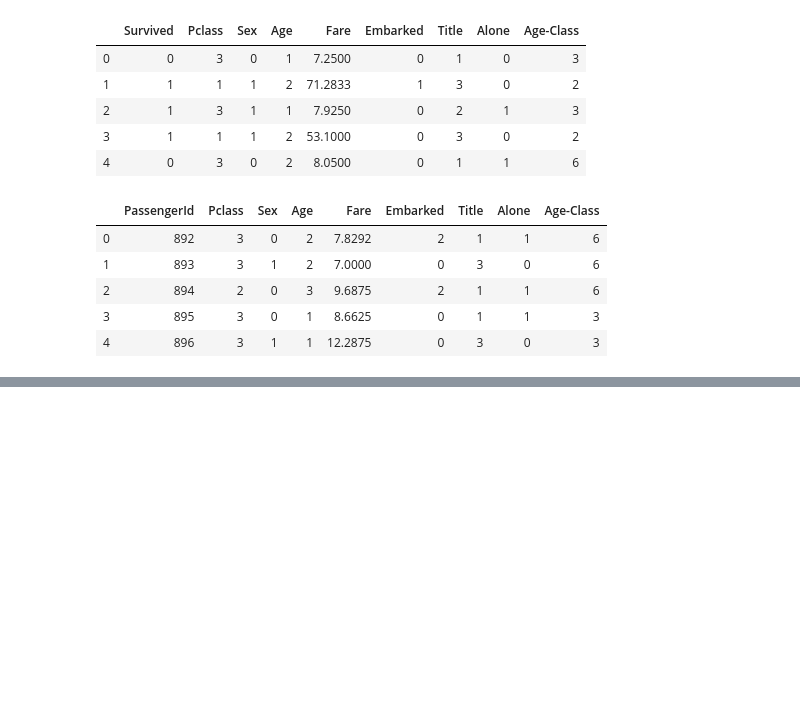
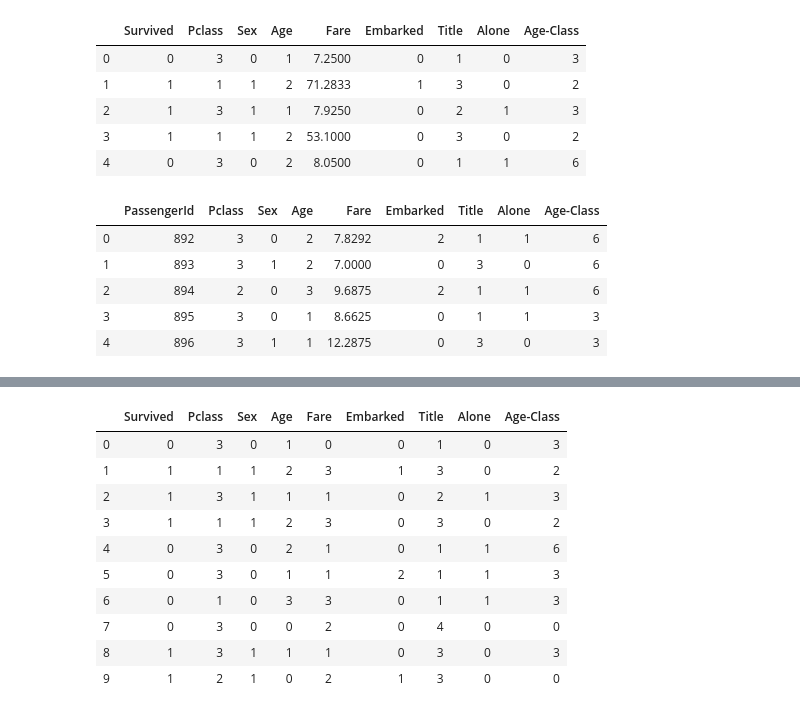
Before and after one commit to CoachCooz/Titanic-Machine-Learning, a Jupyter notebook: Machine Learning and the Titanic.ipynb, the cells around one changed output, grey strips where cells are left out. Cells and saved outputs as stored; diff of their text form; code cells hidden in the pictures; blank space fills up the shorter version.

```diff
--- a/Machine Learning and the Titanic.ipynb
+++ b/Machine Learning and the Titanic.ipynb
@@ -401,3 +401,7 @@ test.head()
 | 2 | 894 | 2 | 0 | 3 | 9.6875 | 2 | 1 | 1 | 6 |
 | 3 | 895 | 3 | 0 | 1 | 8.6625 | 0 | 1 | 1 | 3 |
 | 4 | 896 | 3 | 1 | 1 | 12.2875 | 0 | 3 | 0 | 3 |
+# %%
+train['FareGroups'] = pd.qcut(train['Fare'], 4)
+train[['FareGroups', 'Survived']].groupby(['FareGroups'], as_index=False).mean().sort_values(by='FareGroups',
+                                                                                             ascending=True)
@@ -403,0 +414,24 @@ test.head()
+# %%
+for df in complete:
+    df.loc[df['Fare'] <= 7.91, 'Fare'] = 0
+    df.loc[(df['Fare'] > 7.91) & (df['Fare'] <= 14.454), 'Fare'] = 1
+    df.loc[(df['Fare'] > 14.454) & (df['Fare'] <= 31), 'Fare']   = 2
+    df.loc[ df['Fare'] > 31, 'Fare'] = 3
+    df['Fare'] = df['Fare'].astype(int)
+
+train = train.drop(['FareGroups'], axis=1)
+complete = [train, test]
+
+train.head(10)
+# %% [output]
+|  | Survived | Pclass | Sex | Age | Fare | Embarked | Title | Alone | Age-Class |
+| 0 | 0 | 3 | 0 | 1 | 0 | 0 | 1 | 0 | 3 |
+| 1 | 1 | 1 | 1 | 2 | 3 | 1 | 3 | 0 | 2 |
+| 2 | 1 | 3 | 1 | 1 | 1 | 0 | 2 | 1 | 3 |
+| 3 | 1 | 1 | 1 | 2 | 3 | 0 | 3 | 0 | 2 |
+| 4 | 0 | 3 | 0 | 2 | 1 | 0 | 1 | 1 | 6 |
+| 5 | 0 | 3 | 0 | 1 | 1 | 2 | 1 | 1 | 3 |
+| 6 | 0 | 1 | 0 | 3 | 3 | 0 | 1 | 1 | 3 |
+| 7 | 0 | 3 | 0 | 0 | 2 | 0 | 4 | 0 | 0 |
+| 8 | 1 | 3 | 1 | 1 | 1 | 0 | 3 | 0 | 3 |
+| 9 | 1 | 2 | 1 | 0 | 2 | 1 | 3 | 0 | 0 |
```
Also changed, not shown: parts of 2 cells of this notebook.
